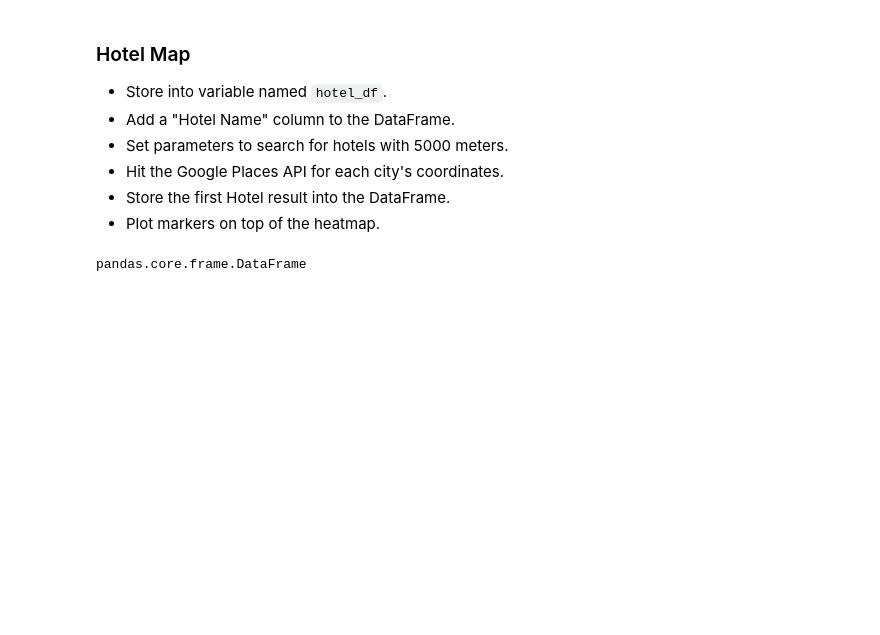
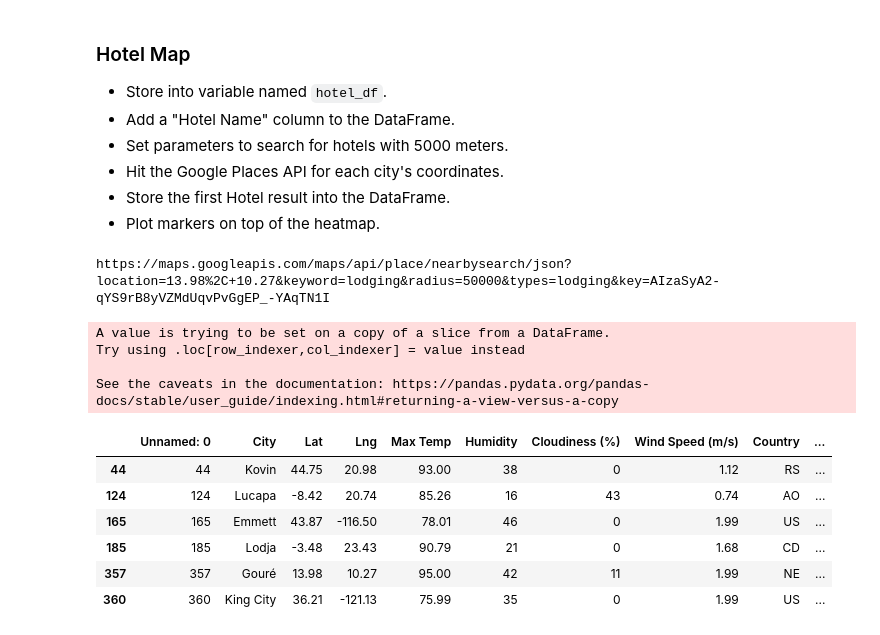
Before and after one commit to brookecrofts/WeatherPy_Analysis, a Jupyter notebook: WeatherPy/VacationPy.ipynb, the cells around one changed output. Drawn from its saved outputs; the diff is of its cells as text; code cells hidden in the pictures; blank space fills up the shorter version.

```diff
--- a/WeatherPy/VacationPy.ipynb
+++ b/WeatherPy/VacationPy.ipynb
@@ -117,3 +114,61 @@ hotel_df
 * Hit the Google Places API for each city's coordinates.
 * Store the first Hotel result into the DataFrame.
 * Plot markers on top of the heatmap.
+# %%
+# Practice on one location
+
+target_coordinates = "13.98, 10.27"
+target_search = "lodging"
+target_radius = 50000
+target_type = "lodging"
+
+params = {
+    "location": target_coordinates,
+    "keyword": target_search,
+    "radius": target_radius,
+    "types": target_type,
+    "key": g_key
+}
+
+#API Call for nearest hotel
+base_url = "https://maps.googleapis.com/maps/api/place/nearbysearch/json"
+
+hotel_search = requests.get(base_url, params=params)
+print(hotel_search.url)
+hotel_Goure = hotel_search.json()
+# print(json.dumps(hotel_Goure, indent=4, sort_keys=True))
+# %% [output]
+https://maps.googleapis.com/maps/api/place/nearbysearch/json?location=13.98%2C+10.27&keyword=lodging&radius=50000&types=lodging&key=AIzaSyA2-qYS9rB8yVZMdUqvPvGgEP_-YAqTN1I
+# %%
+# Practice on one location
+
+target_coordinates = "36.21, -121.13"
+target_search = "lodging"
+target_radius = 5000
+target_type = "lodging"
+
+params = {
+    "location": target_coordinates,
+    "keyword": target_search,
+    "radius": target_radius,
+    "types": target_type,
+    "key": g_key
+}
+
+#API Call for nearest hotel
+base_url = "https://maps.googleapis.com/maps/api/place/nearbysearch/json"
+
+hotel_search = requests.get(base_url, params=params)
+print(hotel_search.url)
+hotel_King = hotel_search.json()
+# print(json.dumps(hotel_King, indent=4, sort_keys=True))
+# %%
+#Practice putting Hotel name in DF by df.loc method
+hotel_df['Hotel Name'] = " "
+hotel_df.loc[357, 'Hotel Name'] = hotel_Goure["results"][0]["name"]
+hotel_df.loc[360, 'Hotel Name'] = hotel_King["results"][0]["name"]
+# %% [output]
+A value is trying to be set on a copy of a slice from a DataFrame.
+Try using .loc[row_indexer,col_indexer] = value instead
+
+See the caveats in the documentation: https://pandas.pydata.org/pandas-docs/stable/user_guide/indexing.html#returning-a-view-versus-a-copy
@@ -120,4 +178,10 @@ hotel_df
 # %%
-hotel_df["Hotel Name"] =
+hotel_df
 # %% [output]
-pandas.core.frame.DataFrame
+|  | Unnamed: 0 | City | Lat | Lng | Max Temp | Humidity | Cloudiness (%) | Wind Speed (m/s) | Country | ... |
+| 44 | 44 | Kovin | 44.75 | 20.98 | 93.00 | 38 | 0 | 1.12 | RS | ... |
+| 124 | 124 | Lucapa | -8.42 | 20.74 | 85.26 | 16 | 43 | 0.74 | AO | ... |
+| 165 | 165 | Emmett | 43.87 | -116.50 | 78.01 | 46 | 0 | 1.99 | US | ... |
+| 185 | 185 | Lodja | -3.48 | 23.43 | 90.79 | 21 | 0 | 1.68 | CD | ... |
+| 357 | 357 | Gouré | 13.98 | 10.27 | 95.00 | 42 | 11 | 1.99 | NE | ... |
+| 360 | 360 | King City | 36.21 | -121.13 | 75.99 | 35 | 0 | 1.99 | US | ... |
```
Also changed, not shown: parts of 5 cells of this notebook.
